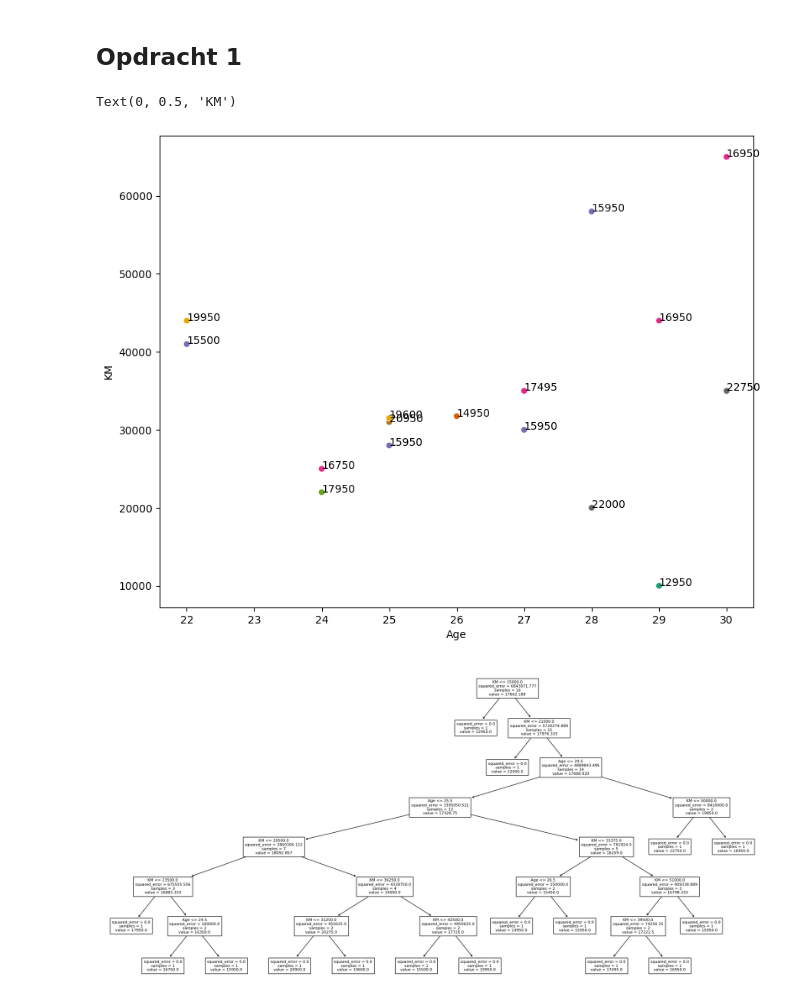
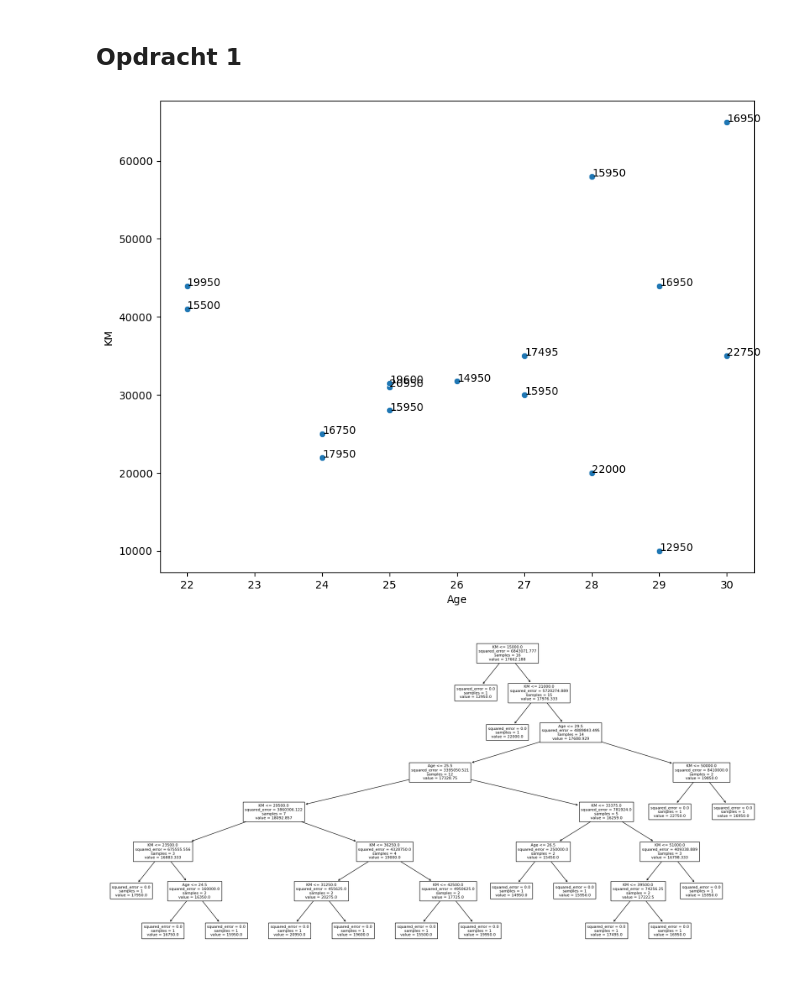
Before and after one commit to Janko-dev/ZM004-2324-data-science, a Jupyter notebook: ds_dc5.ipynb, the cells around one changed output. Saved outputs shown, nothing was run; the diff lists cells and outputs as text; code cells hidden in the pictures.

```diff
--- a/ds_dc5.ipynb
+++ b/ds_dc5.ipynb
@@ -23,36 +23,37 @@ X = np.array([
     [29, 44000],
     [30, 35000],
     [30, 65000],
 ])
 
 Y = np.array([
     15500,
     19950,
     17950,
     16750,
     15950,
     20950,
     19600,
     14950,
     15950,
     17495,
     22000,
     15950,
     12950,
     16950,
     22750,
     16950
 ])
 
 fig, ax = plt.subplots(figsize=(10,8))
-sns.scatterplot(x=X[:, 0], y=X[:, 1], c=Y, cmap='Dark2', ax=ax)
+sns.scatterplot(x=X[:, 0], y=X[:, 1], ax=ax)
 for i in range(X.shape[0]):
     ax.annotate(Y[i], (X[i, 0], X[i, 1]))
 ax.set_xlabel("Age")
 ax.set_ylabel("KM")
+
+plt.show()
 # %% [output]
-Text(0, 0.5, 'KM')
-[figure, old version]
+[figure, new version]
 # %%
 from sklearn.tree import DecisionTreeRegressor, plot_tree
 
```
Also changed, not shown: parts of 4 cells of this notebook, 2 other files.
